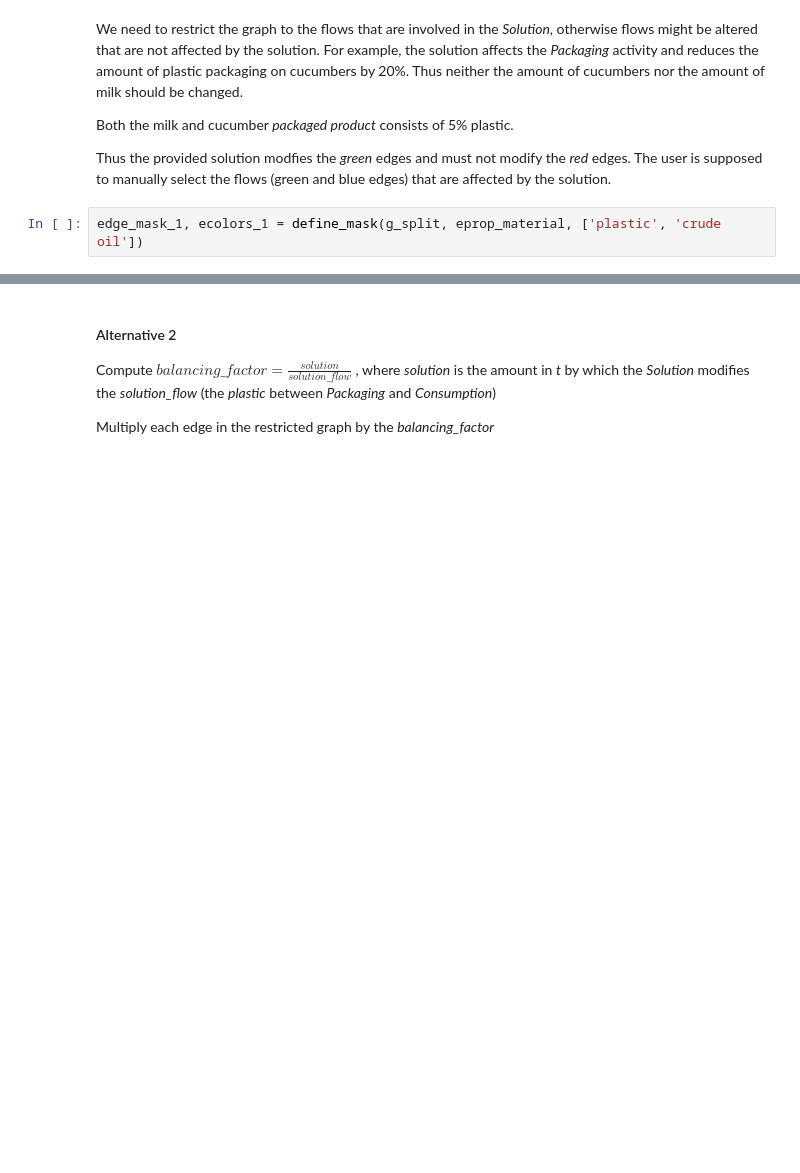
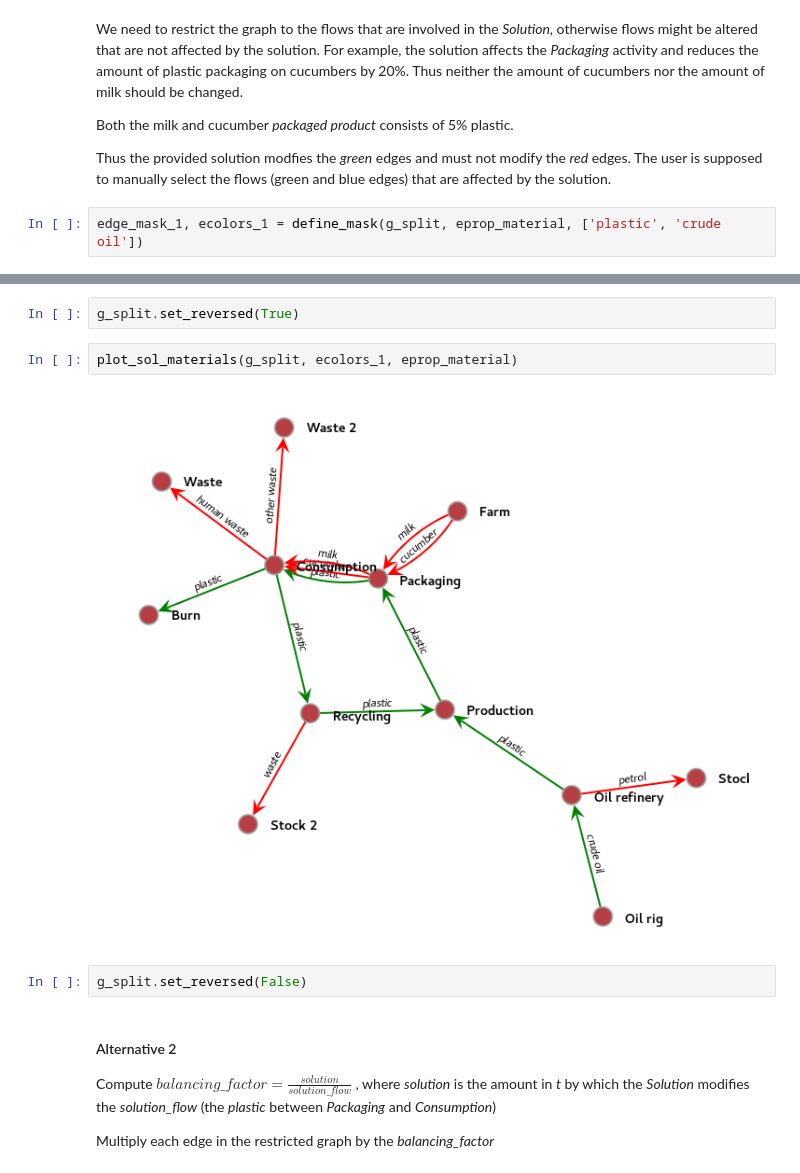
Before and after one commit to MaxBo/REPAiR-Web, a Jupyter notebook: flow_modelling/fm02_alter_flows.ipynb, the cells around one changed output, grey strips where cells are left out. Saved outputs shown, nothing was run; the diff lists cells and outputs as text; blank space fills up the shorter version.

```diff
--- a/flow_modelling/fm02_alter_flows.ipynb
+++ b/flow_modelling/fm02_alter_flows.ipynb
@@ -283,3 +388,11 @@ plot_sol_materials(g_split, ecolors_1, eprop_material)
+# %%
+g_split.set_reversed(True)
+# %%
+plot_sol_materials(g_split, ecolors_1, eprop_material)
+# %% [output]
+[figure, added]
+# %%
+g_split.set_reversed(False)
 # %% [markdown]
 #### Alternative 2
 
```
Also changed, not shown: parts of 10 cells of this notebook, 1 other file.
